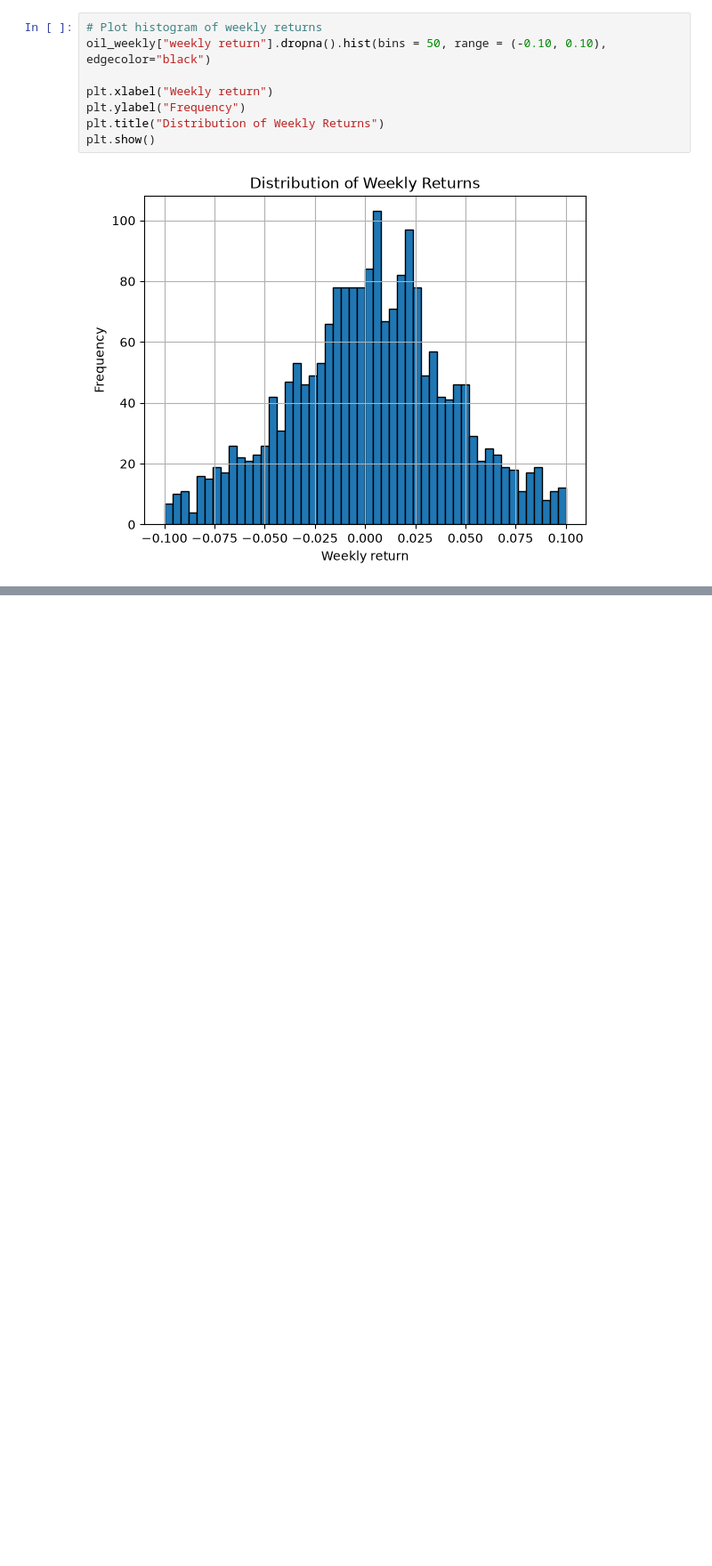
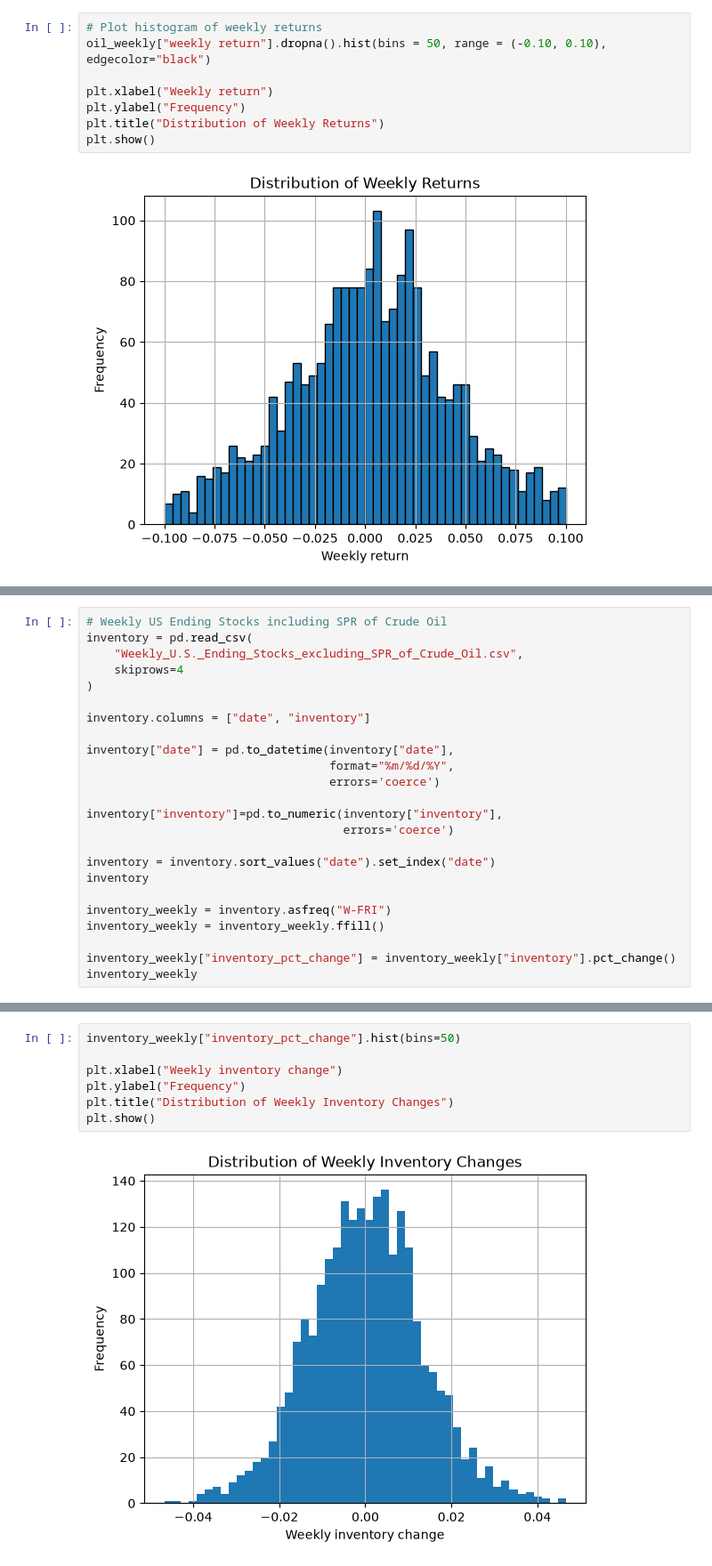
Before and after one commit to DylanSChen/Oil-Market-Explorer, a Jupyter notebook: Data/data_build_1.ipynb, the cells around one changed output, grey strips where cells are left out. Shown at 89% size. Cells and saved outputs as stored; diff of their text form; blank space fills up the shorter version.

```diff
--- a/Data/data_build_1.ipynb
+++ b/Data/data_build_1.ipynb
@@ -93,0 +97,24 @@ plt.show()
+# %%
+# Weekly US Ending Stocks including SPR of Crude Oil
+inventory = pd.read_csv(
+    "Weekly_U.S._Ending_Stocks_excluding_SPR_of_Crude_Oil.csv",
+    skiprows=4
+)
+
+inventory.columns = ["date", "inventory"]
+
+inventory["date"] = pd.to_datetime(inventory["date"],
+                                   format="%m/%d/%Y",
+                                   errors='coerce')
+
+inventory["inventory"]=pd.to_numeric(inventory["inventory"],
+                                     errors='coerce')
+
+inventory = inventory.sort_values("date").set_index("date")
+inventory
+
+inventory_weekly = inventory.asfreq("W-FRI")
+inventory_weekly = inventory_weekly.ffill()
+
+inventory_weekly["inventory_pct_change"] = inventory_weekly["inventory"].pct_change()
+inventory_weekly
@@ -93,0 +136,9 @@ plt.show()
+# %%
+inventory_weekly["inventory_pct_change"].hist(bins=50)
+
+plt.xlabel("Weekly inventory change")
+plt.ylabel("Frequency")
+plt.title("Distribution of Weekly Inventory Changes")
+plt.show()
+# %% [output]
+[figure, added]
```
Also changed, not shown: parts of 18 cells of this notebook, 1 other file.
